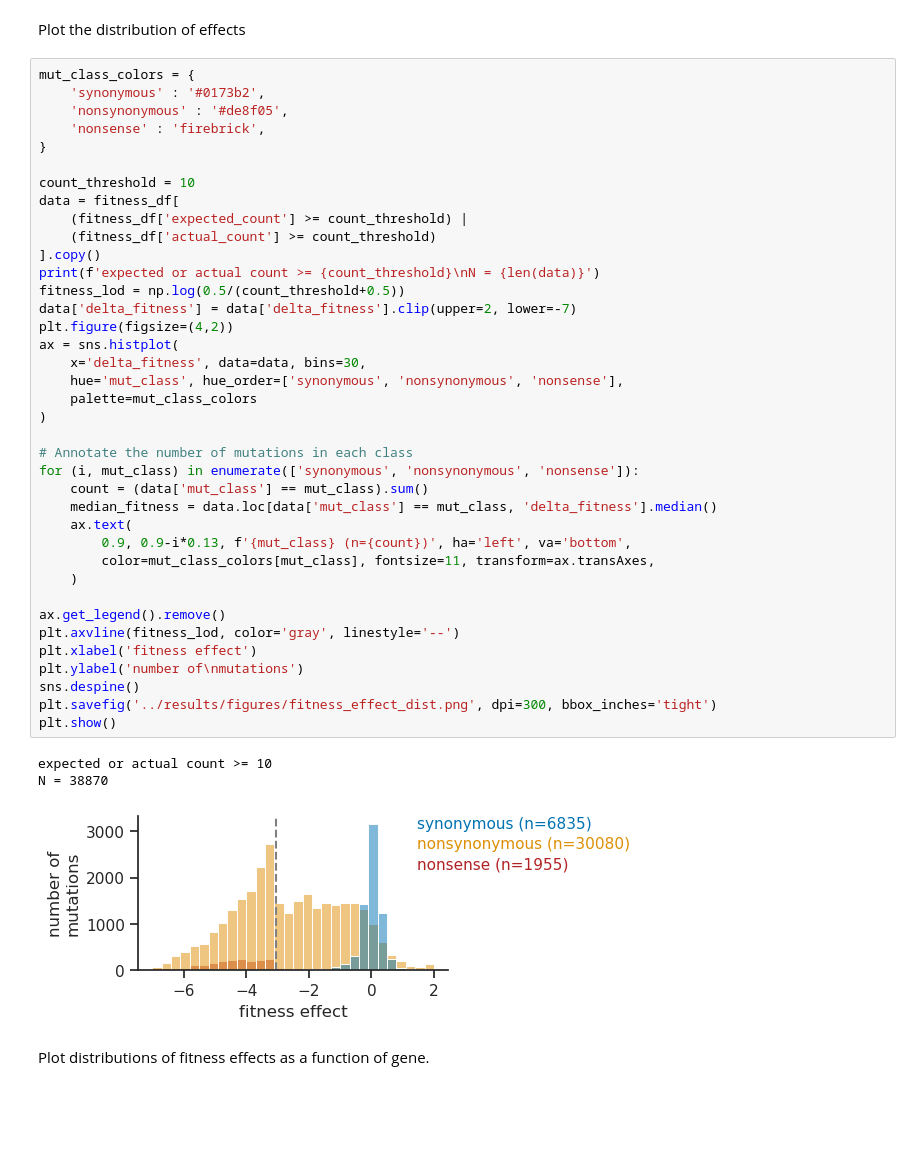
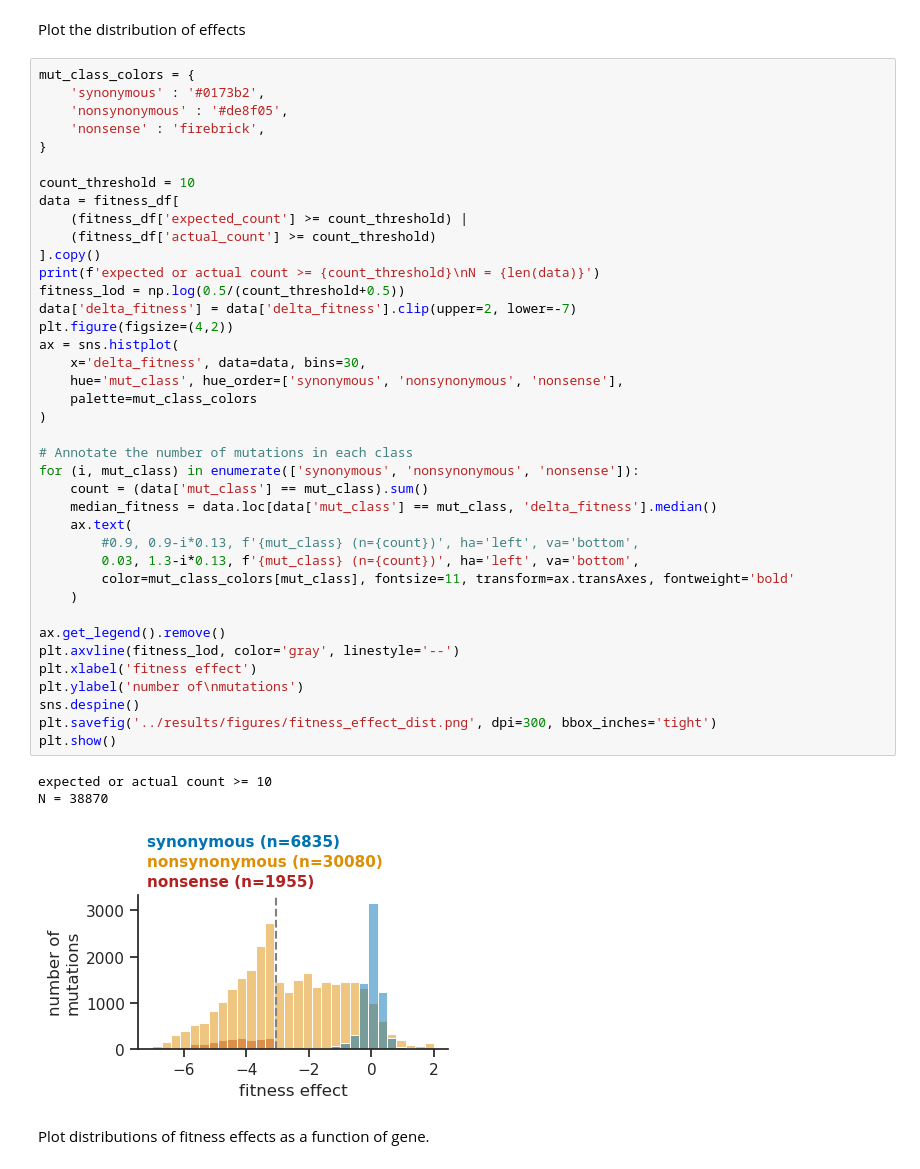
Before and after one commit to matsengrp/flu-mut-rates, a Jupyter notebook: notebooks/analyze_fitness_effects.ipynb, the cells around one changed output. Saved outputs shown, nothing was run; the diff lists cells and outputs as text; blank space fills up the shorter version.

```diff
--- a/notebooks/analyze_fitness_effects.ipynb
+++ b/notebooks/analyze_fitness_effects.ipynb
@@ -41,36 +41,37 @@ data = fitness_df[
     (fitness_df['expected_count'] >= count_threshold) |
     (fitness_df['actual_count'] >= count_threshold)
 ].copy()
 print(f'expected or actual count >= {count_threshold}\nN = {len(data)}')
 fitness_lod = np.log(0.5/(count_threshold+0.5))
 data['delta_fitness'] = data['delta_fitness'].clip(upper=2, lower=-7)
 plt.figure(figsize=(4,2))
 ax = sns.histplot(
     x='delta_fitness', data=data, bins=30,
     hue='mut_class', hue_order=['synonymous', 'nonsynonymous', 'nonsense'],
     palette=mut_class_colors
 )
 
 # Annotate the number of mutations in each class
 for (i, mut_class) in enumerate(['synonymous', 'nonsynonymous', 'nonsense']):
     count = (data['mut_class'] == mut_class).sum()
     median_fitness = data.loc[data['mut_class'] == mut_class, 'delta_fitness'].median()
     ax.text(
-        0.9, 0.9-i*0.13, f'{mut_class} (n={count})', ha='left', va='bottom',
-        color=mut_class_colors[mut_class], fontsize=11, transform=ax.transAxes,
+        #0.9, 0.9-i*0.13, f'{mut_class} (n={count})', ha='left', va='bottom',
+        0.03, 1.3-i*0.13, f'{mut_class} (n={count})', ha='left', va='bottom',
+        color=mut_class_colors[mut_class], fontsize=11, transform=ax.transAxes, fontweight='bold'
     )
 
 ax.get_legend().remove()
 plt.axvline(fitness_lod, color='gray', linestyle='--')
 plt.xlabel('fitness effect')
 plt.ylabel('number of\nmutations')
 sns.despine()
 plt.savefig('../results/figures/fitness_effect_dist.png', dpi=300, bbox_inches='tight')
 plt.show()
 # %% [output]
 expected or actual count >= 10
 N = 38870
-[figure, old version]
+[figure, new version]
 # %% [markdown]
 Plot distributions of fitness effects as a function of gene.
 # %%
```
Also changed, not shown: parts of 4 cells of this notebook, 13 other files.
